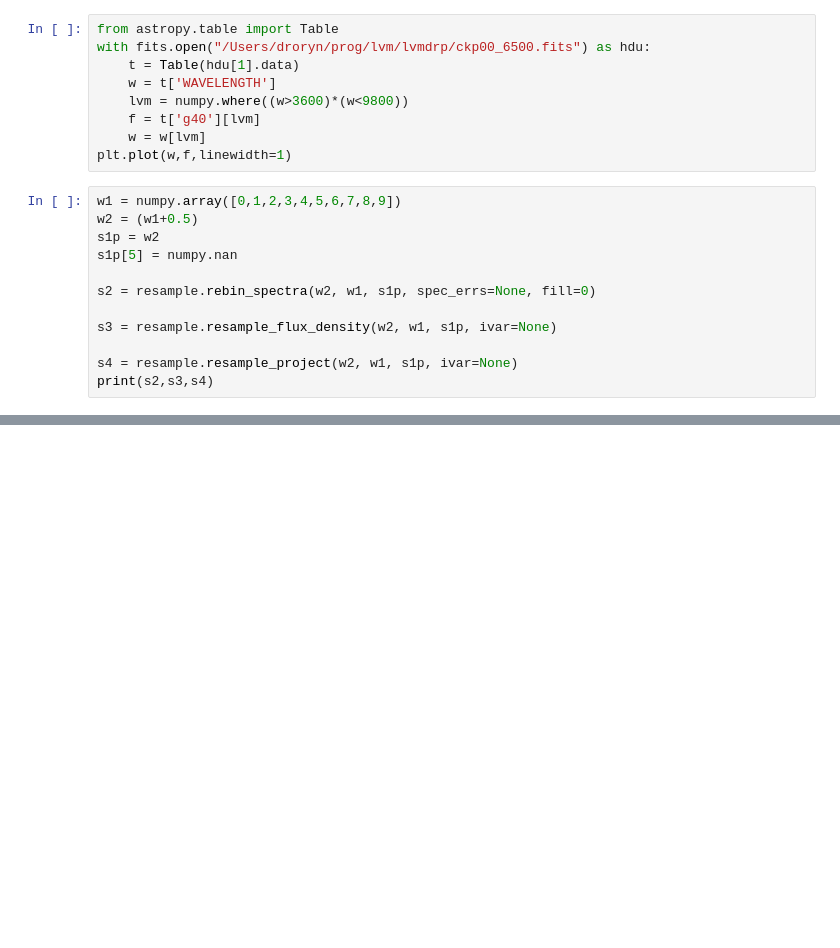
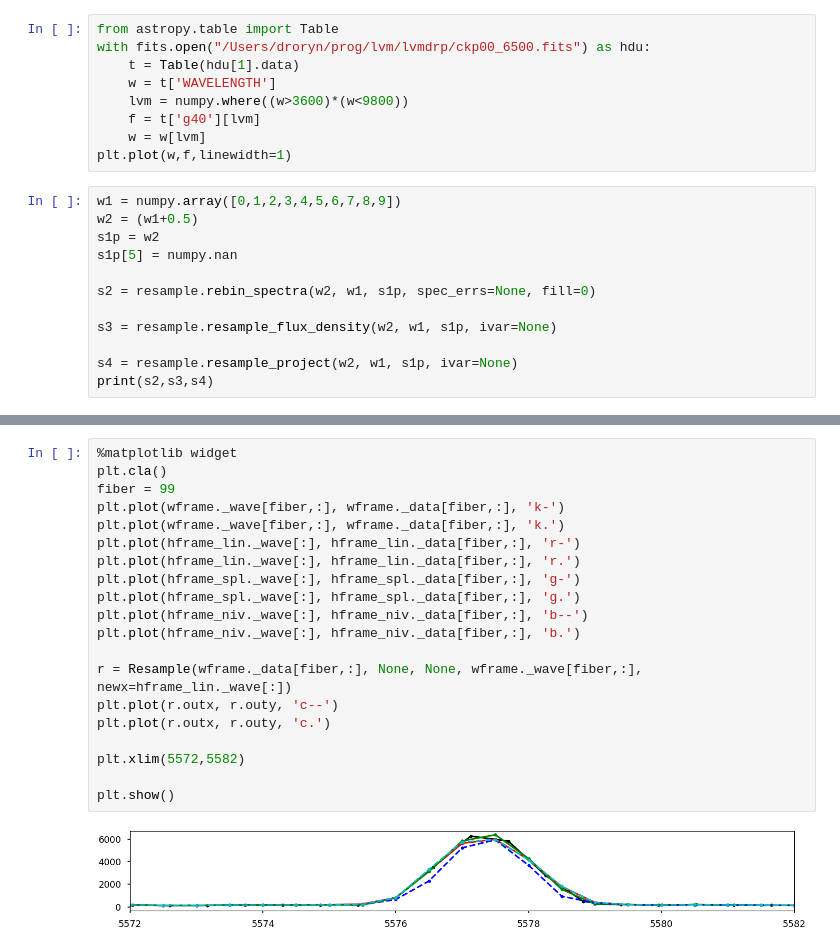
Before and after one commit to sdss/lvmdrp, a Jupyter notebook: examples/lco_com/testrebin.ipynb, the cells around one changed output, grey strips where cells are left out. Drawn from its saved outputs; the diff is of its cells as text; blank space fills up the shorter version.

```diff
--- a/examples/lco_com/testrebin.ipynb
+++ b/examples/lco_com/testrebin.ipynb
@@ -101,0 +821,22 @@ print(s2,s3,s4)
+# %%
+%matplotlib widget
+plt.cla()
+fiber = 99
+plt.plot(wframe._wave[fiber,:], wframe._data[fiber,:], 'k-')
+plt.plot(wframe._wave[fiber,:], wframe._data[fiber,:], 'k.')
+plt.plot(hframe_lin._wave[:], hframe_lin._data[fiber,:], 'r-')
+plt.plot(hframe_lin._wave[:], hframe_lin._data[fiber,:], 'r.')
+plt.plot(hframe_spl._wave[:], hframe_spl._data[fiber,:], 'g-')
+plt.plot(hframe_spl._wave[:], hframe_spl._data[fiber,:], 'g.')
+plt.plot(hframe_niv._wave[:], hframe_niv._data[fiber,:], 'b--')
+plt.plot(hframe_niv._wave[:], hframe_niv._data[fiber,:], 'b.')
+
+r = Resample(wframe._data[fiber,:], None, None, wframe._wave[fiber,:], newx=hframe_lin._wave[:])
+plt.plot(r.outx, r.outy, 'c--')
+plt.plot(r.outx, r.outy, 'c.')
+
+plt.xlim(5572,5582)
+
+plt.show()
+# %% [output]
+[figure, added]
```
Also changed, not shown: parts of 4 cells of this notebook, 1 other file.
